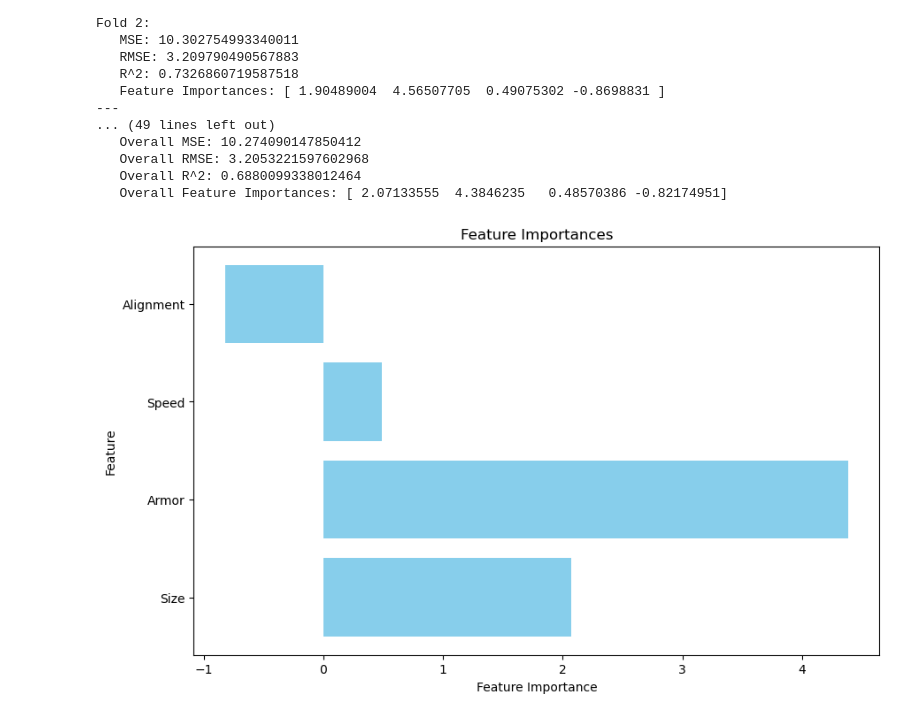
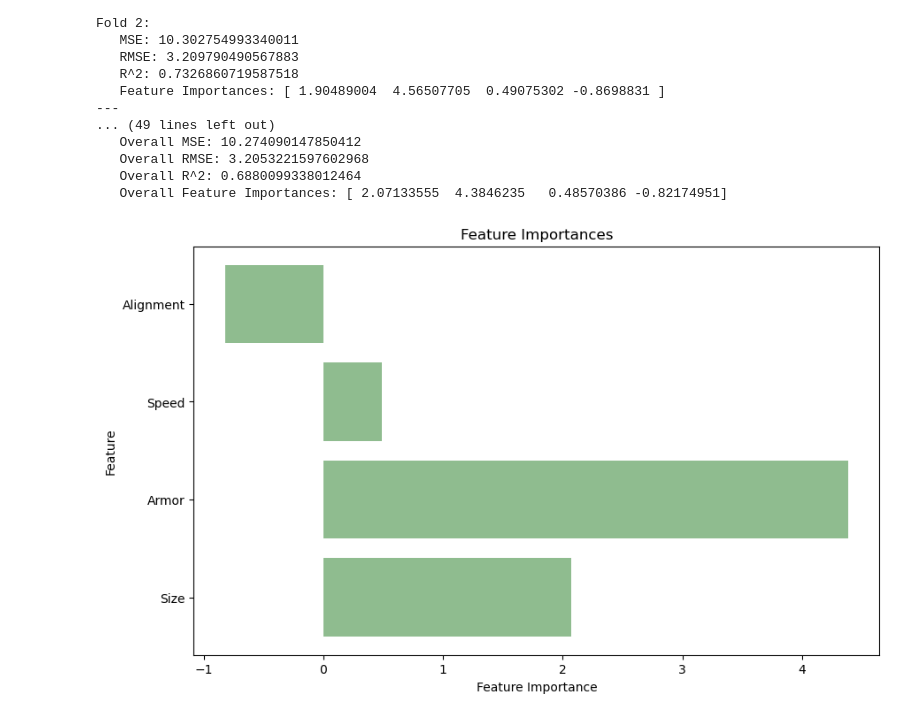
Before and after one commit to Dorffasaurus/supreme-dollop, a Jupyter notebook: Project.ipynb, the cells around one changed output. Saved outputs shown, nothing was run; the diff lists cells and outputs as text; code cells hidden in the pictures.

```diff
--- a/Project.ipynb
+++ b/Project.ipynb
@@ -202,35 +212,34 @@ Alignment: 0.01061562038941479
 #PCA method (Noah)
 from sklearn.decomposition import PCA
 
-# Read into features and target (X and y)
-X = scaled_dataFrame
-y = labels['labels']
-
-#apply PCA
-pca = PCA(n_components=2)  # Adjust the number of components as necessary
-X_pca = pca.fit_transform(X)
+#apply PCA (principle component analysis) to reduce the number of features
+pca = PCA(n_components=5)  # Adjust the number of components as necessary
+X_pca = pca.fit_transform(X) #transform the data using PCA
 
 n_clusters = 3  # Adjust the number of clusters as necessary
+
+#kmeans is used to group data into clusters based on similarities
 kmeans = KMeans(n_clusters=n_clusters, random_state=42)
 X_clusters = kmeans.fit_predict(X_pca)
 
-# Use clusters as features for RandomForestRegressor
-X_with_clusters = np.hstack((X, X_clusters.reshape(-1, 1)))
-
 # Initialize kfold
+#divides the data into 4 parts for training and testing
 kf = KFold(n_splits=4, shuffle=True, random_state=42)
 
 # Initialize model
 model = RandomForestRegressor(n_estimators=100, random_state=42)
 
 # Kfold cross validation
-scores = cross_val_score(model, X_with_clusters, y, cv=kf, scoring='neg_mean_squared_error')
+#evaluates the models performance across different subsets of the data
+scores = cross_val_score(model, X, y, cv=kf, scoring='neg_mean_squared_error')
 
 # Calculate root mean squared error for each fold
+#this provides a measure of accuracy for the model
 rmse_scores = np.sqrt(-scores)
 
 # Split the data into training and testing sets
-X_train, X_test, y_train, y_test = train_test_split(X_with_clusters, y, test_size=0.25, random_state=42)
+#this allows us to assess the models performance on unseen data
+X_train, X_test, y_train, y_test = train_test_split(X, y, test_size=0.25, random_state=42)
 
 # Train model - X_train is features, y_train is labels
 model.fit(X_train, y_train)
@@ -243,8 +252,10 @@ r2 = r2_score(y_test, predictions)
 
 # Outputting feature importances
 feature_importances = model.feature_importances_
-features_list = X.columns.tolist() + ['Cluster']
+features_list = X.columns.tolist()
 feature_importance_info = sorted(zip(feature_importances, features_list), reverse=True)
+
+print([feature_importances, features_list])
 
 print(f'Root Mean Squared Error: {rmse} (root of MSE(average error between prediction and actual value))')
 print(f'R^2 Score: {r2} (how well the model performs)')
@@ -385,13 +396,13 @@ Fold 2:
 # %%
 features_list = X.columns
 #Visualizing Feature Importances:
 #This graph demonstrates the importance of each feature in predicting the challenge rating.
 plt.figure(figsize=(10, 6))
-plt.barh(range(len(features_list)), overall_feature_importances, align='center', color='skyblue')
+plt.barh(range(len(features_list)), overall_feature_importances, align='center', color='darkseagreen')
 plt.yticks(range(len(features_list)), features_list)
 plt.xlabel('Feature Importance')
 plt.ylabel('Feature')
 plt.title('Feature Importances')
 plt.show()
 # %% [output]
-[figure, old version]
+[figure, new version]
```
Also changed, not shown: parts of 11 cells of this notebook.
